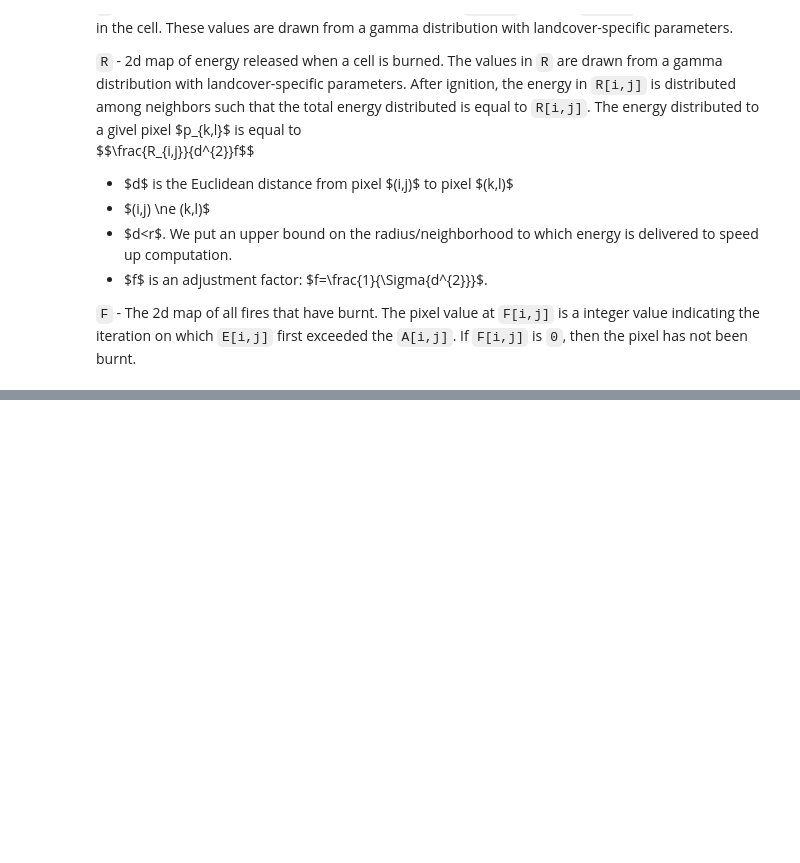
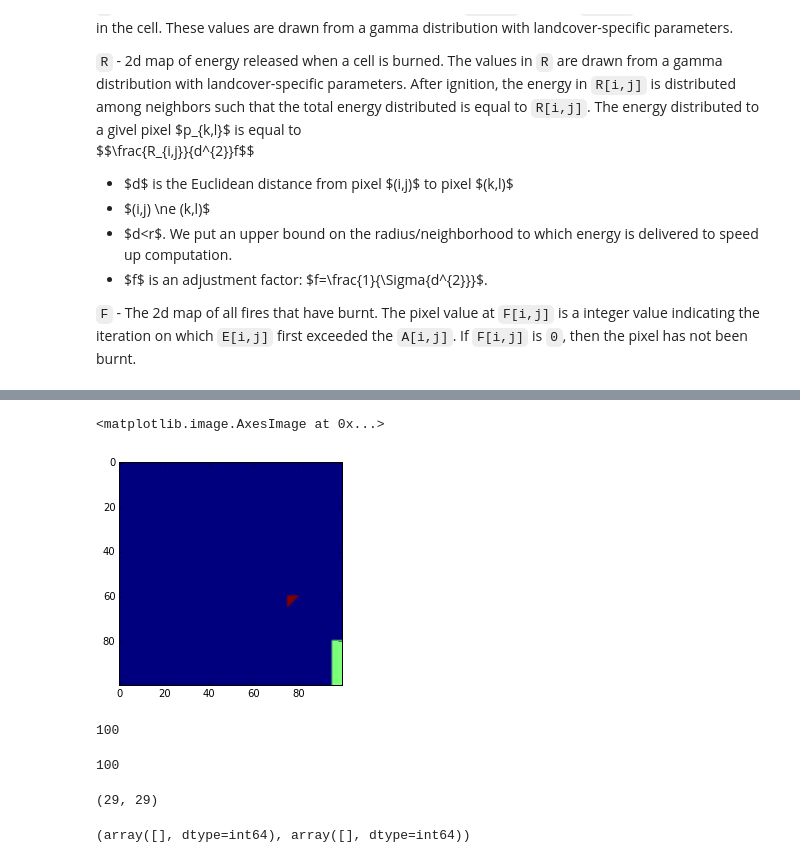
Before and after one commit to mvsaha/fire_sim, a Jupyter notebook: dev/notebooks/EnergyRelease_ActivationEnergy.ipynb, the cells around one changed output, grey strips where cells are left out. Drawn from its saved outputs; the diff is of its cells as text; code cells hidden in the pictures; blank space fills up the shorter version.

```diff
--- a/dev/notebooks/EnergyRelease_ActivationEnergy.ipynb
+++ b/dev/notebooks/EnergyRelease_ActivationEnergy.ipynb
@@ -90,0 +148,25 @@ plot([0,500],[250,250],'k--');ylim(500,0);xlim(0,500)
+# %%
+L = np.zeros((100,100))
+L[80:,95:] = 1
+closest = find_closest_flammable_cells(L,15,(20,20))
+L[closest] = 2
+imshow(L)
+# %% [output]
+<matplotlib.image.AxesImage at 0x...>
+[figure, added]
+# %%
+n_found
+# %% [output]
+100
+# %%
+found[0].size
+# %% [output]
+100
+# %%
+sub_L.shape
+# %% [output]
+(29, 29)
+# %%
+found
+# %% [output]
+(array([], dtype=int64), array([], dtype=int64))
```
Also changed, not shown: parts of 13 cells of this notebook, 2 other files.
